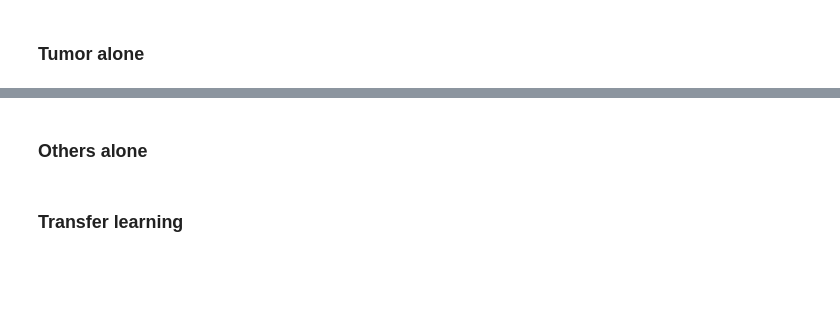
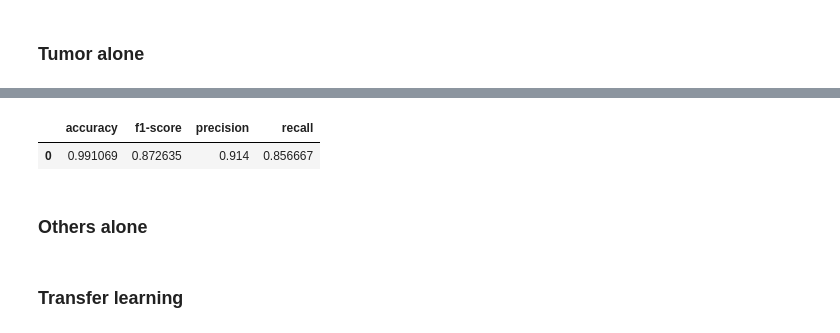
Before and after one commit to harel-coffee/cancer_classification-auto, a Jupyter notebook: tl/Pipeline_TL.ipynb, the cells around one changed output, grey strips where cells are left out. Cells and saved outputs as stored; diff of their text form; code cells hidden in the pictures; blank space fills up the shorter version.

```diff
--- a/tl/Pipeline_TL.ipynb
+++ b/tl/Pipeline_TL.ipynb
@@ -95,2 +101,0 @@ X_test, y_test = oversampler.fit_sample(X_test, y_test)
-# %%
-model = tumor_alone_model(X_train.shape[1])
@@ -158,6 +165,9 @@ def tumor_alone_model(input_size):
     model.add(Dense(1, activation="sigmoid"))
     return model
 # %%
-cvscores_c, histories_c = utils.cross_validation(X=X_c, y=y_c, preprocess=preprocess, seed=seed,
-                                    create_model=tumor_alone_model, get_measures=utils.get_measures)
-cvscores_c.mean().to_frame().T.drop("split", axis=1)
+cvscores_c, histories_c = utils.cross_validation(X=X_c, y=y_c,
+                                                 preprocess=preprocess,
+                                                 seed=seed,
+                                                 n_randomizations=5,
+                                                 create_model=tumor_alone_model,
+                                                 get_measures=utils.get_measures)
@@ -164,3 +194,8 @@ cvscores_c.mean().to_frame().T.drop("split", axis=1)
+# %%
+cvscores_c.mean().to_frame().T.drop(["split", 'random_set'], axis=1)
+# %% [output]
+|  | accuracy | f1-score | precision | recall |
+| 0 | 0.991069 | 0.872635 | 0.914 | 0.856667 |
 # %%
 utils.report(cvscores_c, writer=writer, sheet_name="{}_alone".format(cancer_name))
 # %% [markdown]
```
Also changed, not shown: parts of 24 cells of this notebook, 12 other files.
